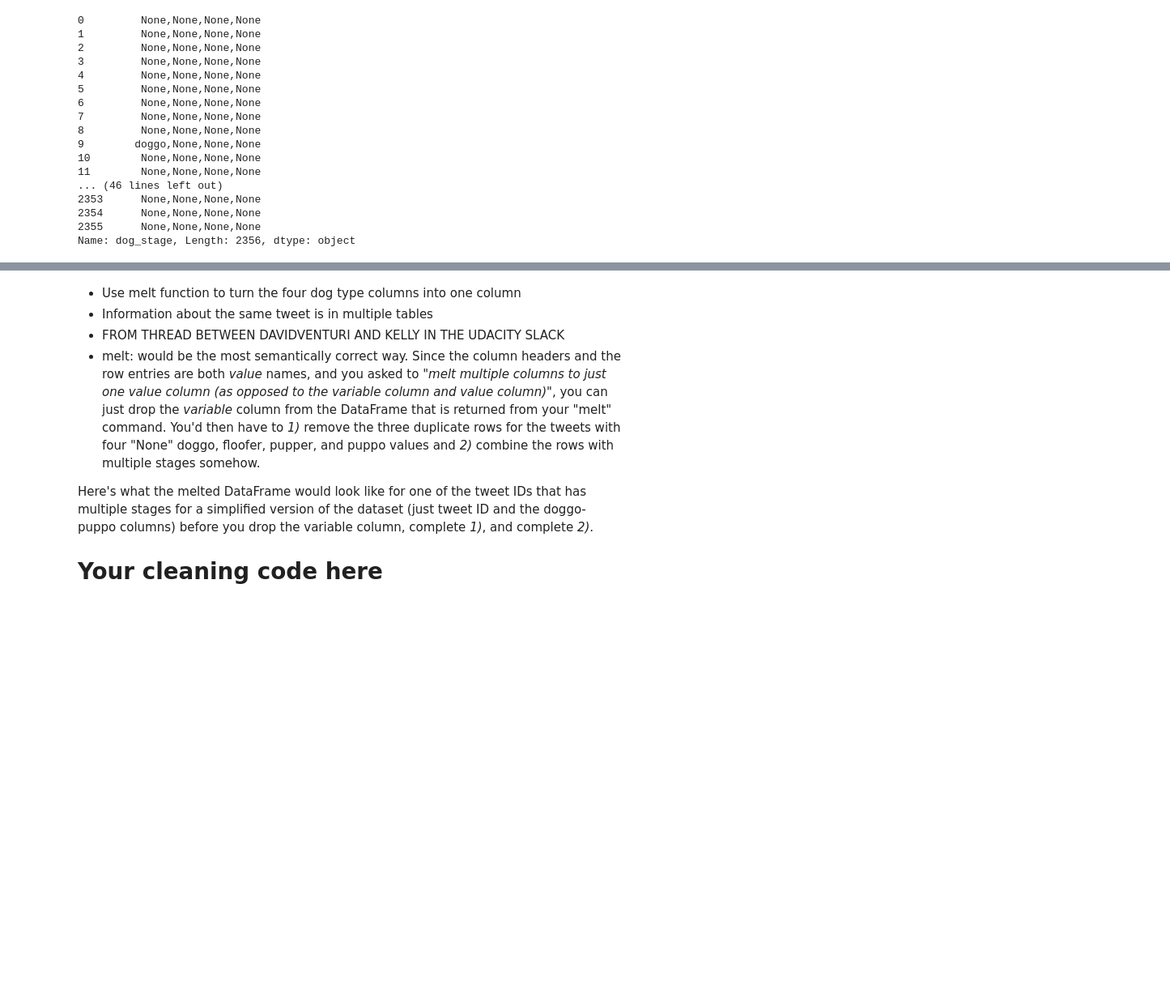
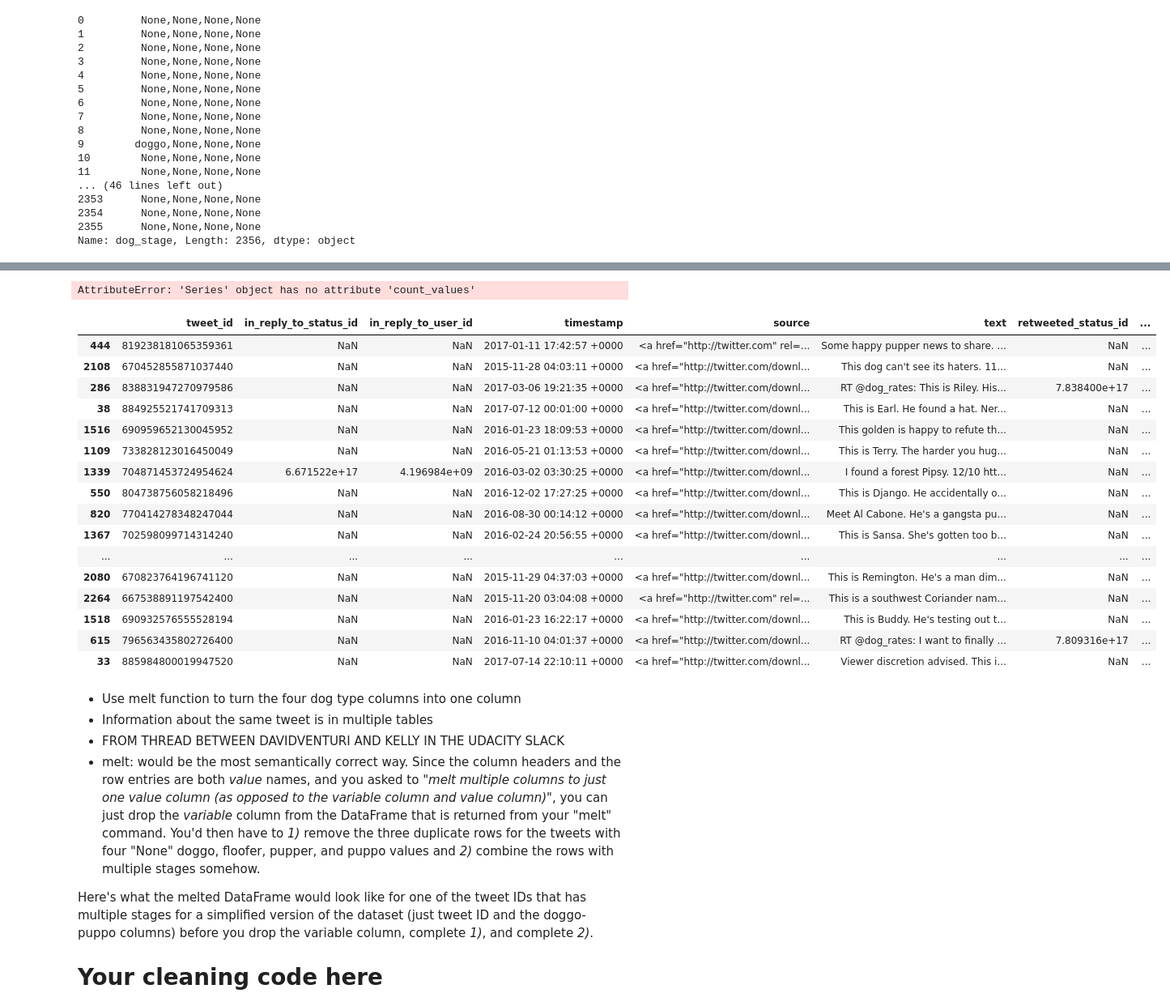
Before and after one commit to KattyP/DataWrangleProject, a Jupyter notebook: wrangle_act.ipynb, the cells around one changed output, grey strips where cells are left out. Shown at 81% size. Saved outputs shown, nothing was run; the diff lists cells and outputs as text; code cells hidden in the pictures; blank space fills up the shorter version.

```diff
--- a/wrangle_act.ipynb
+++ b/wrangle_act.ipynb
@@ -417,7 +417,7 @@ twitter_archive_clean.head()
 | 4 | 891327558926688256 | NaN | NaN | 2017-07-29 16:00:24 +0000 | <a href="http://twitter.com/downl... | This is Franklin. He would like y... | NaN | ... |
 # %%
 cols = ['doggo', 'floofer', 'pupper', 'puppo']
-twitter_archive_clean['dog_stage'] = twitter_archive_clean[cols].apply(lambda x: ','.join(x.dropna()), axis=1)
+twitter_archive_clean['dog_stage'] = twitter_archive_clean[cols].apply(lambda x: ','.join(x.fillna('')), axis=1)
 # %%
 twitter_archive_clean.dog_stage
 # %% [output]
@@ -438,9 +438,3 @@ twitter_archive_clean.dog_stage
 2354      None,None,None,None
 2355      None,None,None,None
 Name: dog_stage, Length: 2356, dtype: object
-# %%
-twitter_archive_clean = pd.melt(twitter_archive_clean, id_vars=['tweet_id', 'in_reply_to_status_id','in_reply_to_user_id',
-                                                               'timestamp', 'source', 'text', 'retweeted_status_id',
-                                                                'retweeted_status_user_id', 'retweeted_status_timestamp',
-                                                               'expanded_urls', 'rating_numerator', 'rating_denominator', 'name'],
-                               var_name='dog_stage')
@@ -469,0 +441,4 @@ memory usage: 1.1+ MB
+# %%
+twitter_archive_clean['dog_stage'] = twitter_archive_clean['dog_stage'].str.replace('None,', '')
+twitter_archive_clean['dog_stage'] = twitter_archive_clean['dog_stage'].str.replace(',None', '')
+#twitter_archive_clean['dog_stage'] = twitter_archive_clean['dog_stage'].str.replace('None', '')
@@ -470,3 +452,29 @@ memory usage: 1.1+ MB
+# %%
+twitter_archive_clean['dog_stage'].count_values()
+# %% [output]
+AttributeError: 'Series' object has no attribute 'count_values'
+# %%
+twitter_archive_clean = twitter_archive_clean.drop(['doggo', 'floofer', 'pupper', 'puppo'], axis=1)
+# %%
+twitter_archive_clean.sample(50)
+# %% [output]
+|  | tweet_id | in_reply_to_status_id | in_reply_to_user_id | timestamp | source | text | retweeted_status_id | ... |
+| 444 | 819238181065359361 | NaN | NaN | 2017-01-11 17:42:57 +0000 | <a href="http://twitter.com" rel=... | Some happy pupper news to share. ... | NaN | ... |
+| 2108 | 670452855871037440 | NaN | NaN | 2015-11-28 04:03:11 +0000 | <a href="http://twitter.com/downl... | This dog can't see its haters. 11... | NaN | ... |
+| 286 | 838831947270979586 | NaN | NaN | 2017-03-06 19:21:35 +0000 | <a href="http://twitter.com/downl... | RT @dog_rates: This is Riley. His... | 7.838400e+17 | ... |
+| 38 | 884925521741709313 | NaN | NaN | 2017-07-12 00:01:00 +0000 | <a href="http://twitter.com/downl... | This is Earl. He found a hat. Ner... | NaN | ... |
+| 1516 | 690959652130045952 | NaN | NaN | 2016-01-23 18:09:53 +0000 | <a href="http://twitter.com/downl... | This golden is happy to refute th... | NaN | ... |
+| 1109 | 733828123016450049 | NaN | NaN | 2016-05-21 01:13:53 +0000 | <a href="http://twitter.com/downl... | This is Terry. The harder you hug... | NaN | ... |
+| 1339 | 704871453724954624 | 6.671522e+17 | 4.196984e+09 | 2016-03-02 03:30:25 +0000 | <a href="http://twitter.com/downl... | I found a forest Pipsy. 12/10 htt... | NaN | ... |
+| 550 | 804738756058218496 | NaN | NaN | 2016-12-02 17:27:25 +0000 | <a href="http://twitter.com/downl... | This is Django. He accidentally o... | NaN | ... |
+| 820 | 770414278348247044 | NaN | NaN | 2016-08-30 00:14:12 +0000 | <a href="http://twitter.com/downl... | Meet Al Cabone. He's a gangsta pu... | NaN | ... |
+| 1367 | 702598099714314240 | NaN | NaN | 2016-02-24 20:56:55 +0000 | <a href="http://twitter.com/downl... | This is Sansa. She's gotten too b... | NaN | ... |
+| ... | ... | ... | ... | ... | ... | ... | ... | ... |
+| 2080 | 670823764196741120 | NaN | NaN | 2015-11-29 04:37:03 +0000 | <a href="http://twitter.com/downl... | This is Remington. He's a man dim... | NaN | ... |
+| 2264 | 667538891197542400 | NaN | NaN | 2015-11-20 03:04:08 +0000 | <a href="http://twitter.com" rel=... | This is a southwest Coriander nam... | NaN | ... |
+| 1518 | 690932576555528194 | NaN | NaN | 2016-01-23 16:22:17 +0000 | <a href="http://twitter.com/downl... | This is Buddy. He's testing out t... | NaN | ... |
+| 615 | 796563435802726400 | NaN | NaN | 2016-11-10 04:01:37 +0000 | <a href="http://twitter.com/downl... | RT @dog_rates: I want to finally ... | 7.809316e+17 | ... |
+| 33 | 885984800019947520 | NaN | NaN | 2017-07-14 22:10:11 +0000 | <a href="http://twitter.com/downl... | Viewer discretion advised. This i... | NaN | ... |
 # %% [markdown]
   - Use melt function to turn the four dog type columns into one column
   - Information about the same tweet is in multiple tables
```
Also changed, not shown: parts of 2 cells of this notebook.
